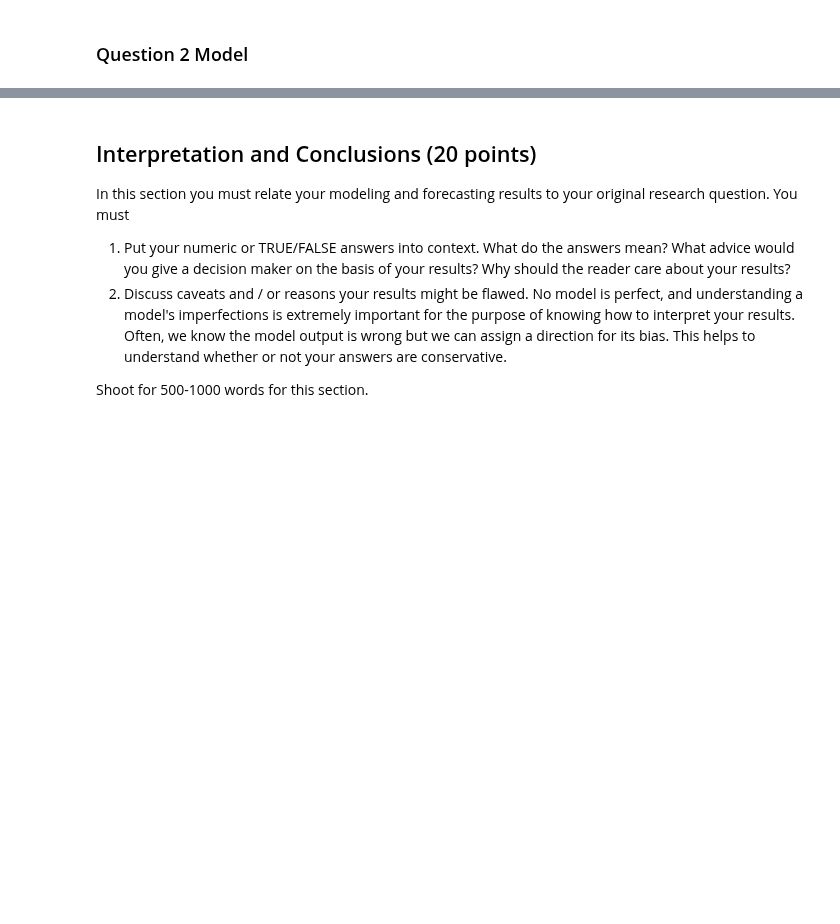
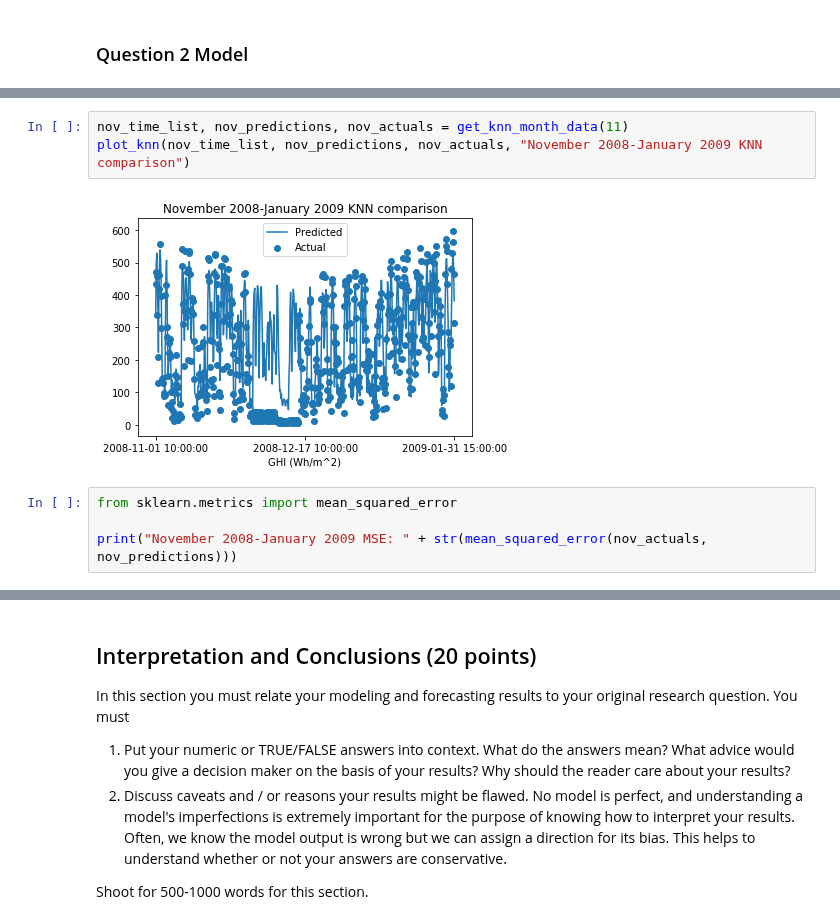
Before and after one commit to jackcsullivan/ER190C_final_proj, a Jupyter notebook: Copy_FinalProject.ipynb, the cells around one changed output, grey strips where cells are left out. Drawn from its saved outputs; the diff is of its cells as text; blank space fills up the shorter version.

```diff
--- a/Copy_FinalProject.ipynb
+++ b/Copy_FinalProject.ipynb
@@ -641,0 +756,9 @@
+# %%
+nov_time_list, nov_predictions, nov_actuals = get_knn_month_data(11)
+plot_knn(nov_time_list, nov_predictions, nov_actuals, "November 2008-January 2009 KNN comparison")
+# %% [output]
+[figure, added]
+# %%
+from sklearn.metrics import mean_squared_error
+
+print("November 2008-January 2009 MSE: " + str(mean_squared_error(nov_actuals, nov_predictions)))
```
Also changed, not shown: parts of 22 cells of this notebook.
